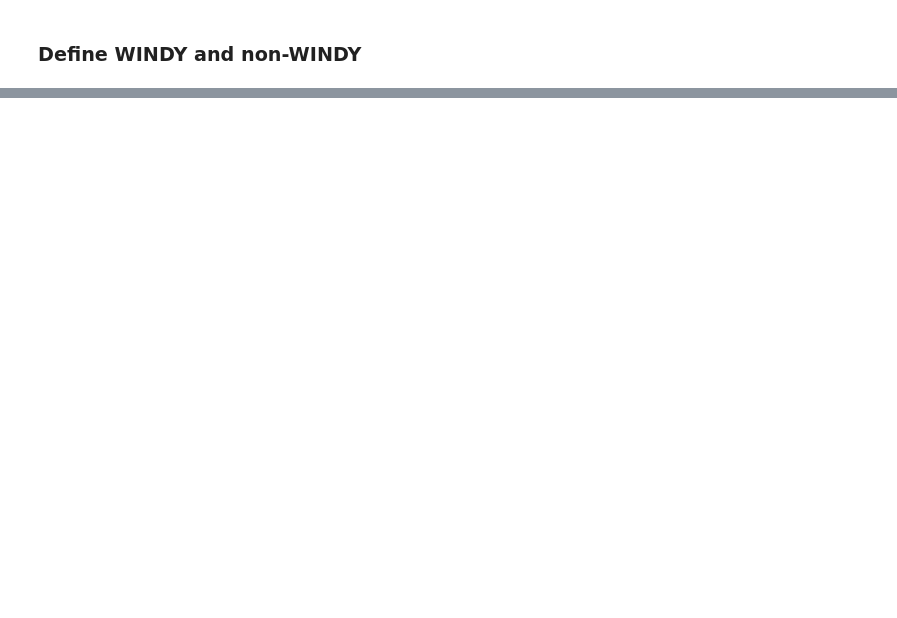
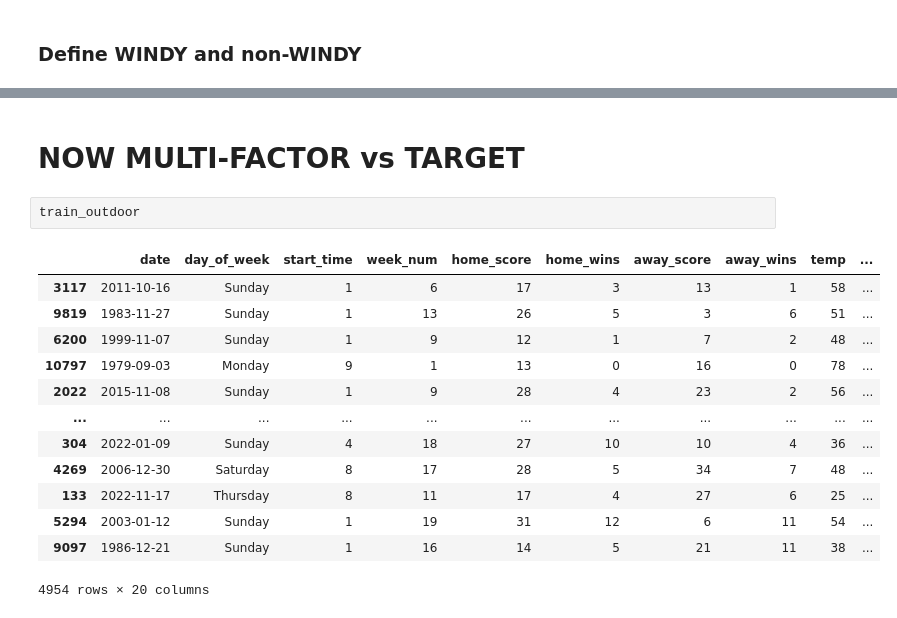
Before and after one commit to Project-Over-Under/Over_Under, a Jupyter notebook: EXPLORE/explore_r.ipynb, the cells around one changed output, grey strips where cells are left out. Cells and saved outputs as stored; diff of their text form; blank space fills up the shorter version.

```diff
--- a/EXPLORE/explore_r.ipynb
+++ b/EXPLORE/explore_r.ipynb
@@ -346,0 +696,18 @@ Name: is_under, dtype: float64
+# %% [markdown]
+# NOW MULTI-FACTOR vs TARGET
+# %%
+train_outdoor
+# %% [output]
+|  | date | day_of_week | start_time | week_num | home_score | home_wins | away_score | away_wins | temp | ... |
+| 3117 | 2011-10-16 | Sunday | 1 | 6 | 17 | 3 | 13 | 1 | 58 | ... |
+| 9819 | 1983-11-27 | Sunday | 1 | 13 | 26 | 5 | 3 | 6 | 51 | ... |
+| 6200 | 1999-11-07 | Sunday | 1 | 9 | 12 | 1 | 7 | 2 | 48 | ... |
+| 10797 | 1979-09-03 | Monday | 9 | 1 | 13 | 0 | 16 | 0 | 78 | ... |
+| 2022 | 2015-11-08 | Sunday | 1 | 9 | 28 | 4 | 23 | 2 | 56 | ... |
+| ... | ... | ... | ... | ... | ... | ... | ... | ... | ... | ... |
+| 304 | 2022-01-09 | Sunday | 4 | 18 | 27 | 10 | 10 | 4 | 36 | ... |
+| 4269 | 2006-12-30 | Saturday | 8 | 17 | 28 | 5 | 34 | 7 | 48 | ... |
+| 133 | 2022-11-17 | Thursday | 8 | 11 | 17 | 4 | 27 | 6 | 25 | ... |
+| 5294 | 2003-01-12 | Sunday | 1 | 19 | 31 | 12 | 6 | 11 | 54 | ... |
+| 9097 | 1986-12-21 | Sunday | 1 | 16 | 14 | 5 | 21 | 11 | 38 | ... |
+4954 rows × 20 columns
```
Also changed, not shown: parts of 107 cells of this notebook, 2 other files.
